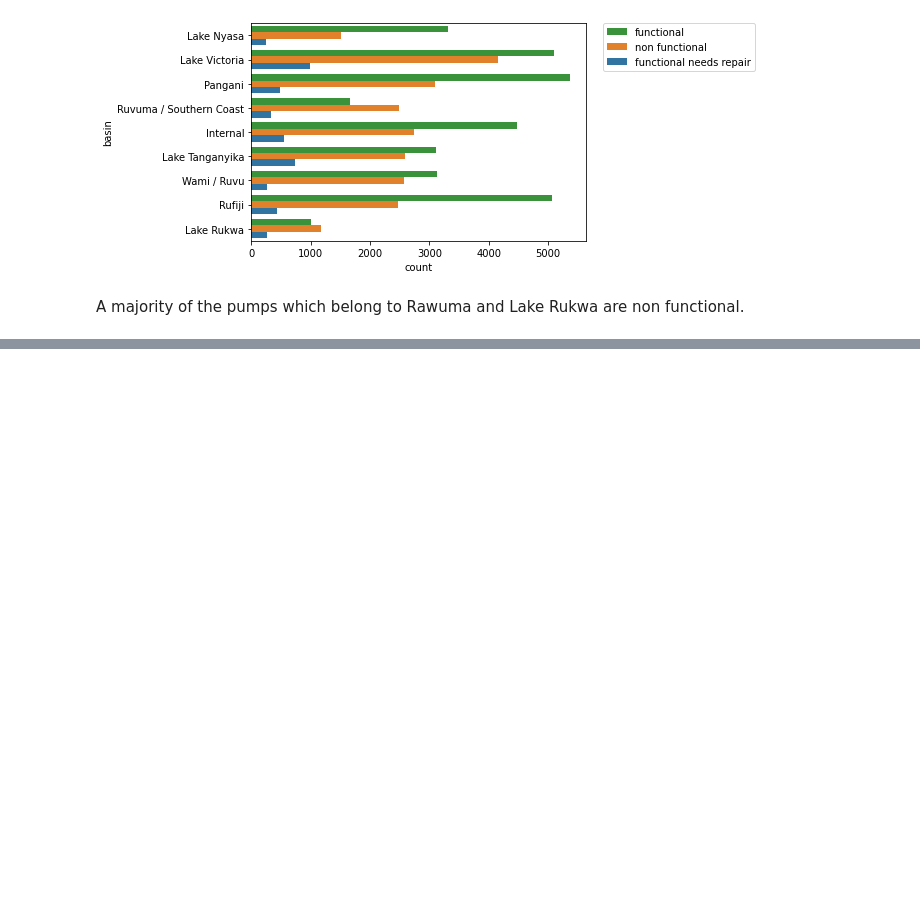
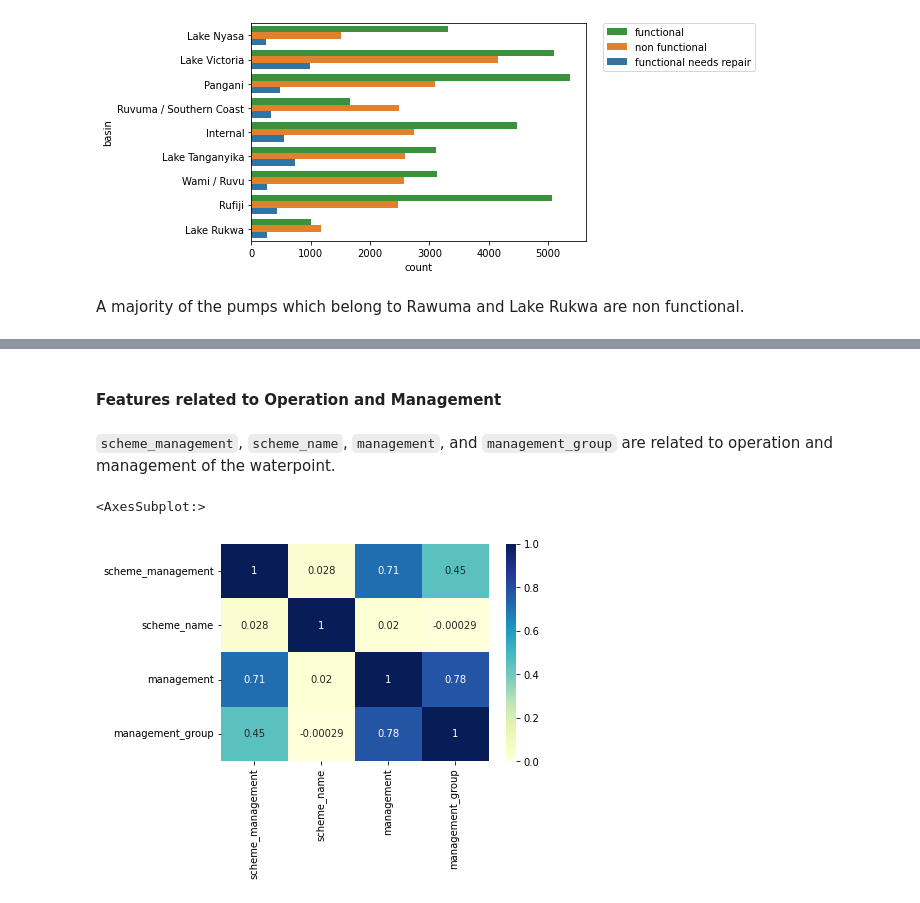
Before and after one commit to ThumulaPerera/Pump-it-up, a Jupyter notebook: notebooks/EDA.ipynb, the cells around one changed output, grey strips where cells are left out. Saved outputs shown, nothing was run; the diff lists cells and outputs as text; code cells hidden in the pictures; blank space fills up the shorter version.

```diff
--- a/notebooks/EDA.ipynb
+++ b/notebooks/EDA.ipynb
@@ -172,0 +226,16 @@ A majority of the pumps which belong to Rawuma and Lake Rukwa are non functional
+# %% [markdown]
+#### Features related to Operation and Management
+# %% [markdown]
+`scheme_management`, `scheme_name`, `management`, and `management_group` are related to operation and management of the waterpoint.
+# %%
+op_mgmt_features = ['scheme_management',
+                       'scheme_name',
+                       'management',
+                       'management_group']
+
+op_mgmt_X = X[op_mgmt_features].apply(lambda x: x.factorize()[0]) # get numeric representation of categorical values
+
+sns.heatmap(op_mgmt_X.corr(), cmap="YlGnBu", annot=True)
+# %% [output]
+<AxesSubplot:>
+[figure, added]
```
Also changed, not shown: parts of 60 cells of this notebook.
